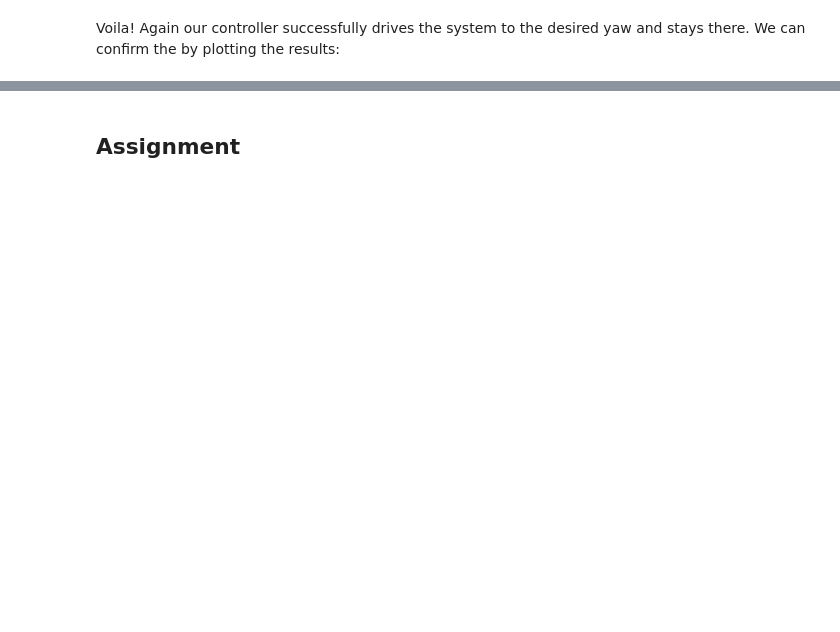
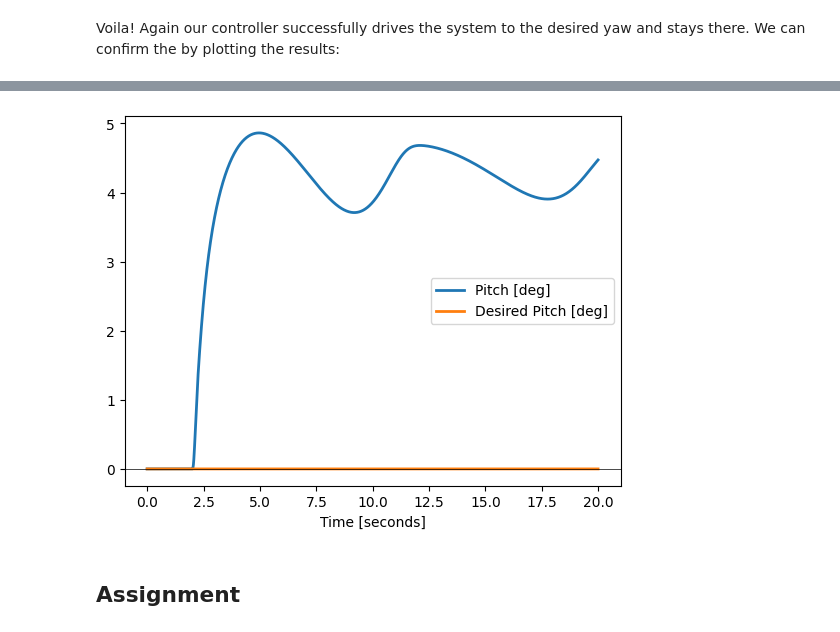
Before and after one commit to condynsate/condynsate, a Jupyter notebook: projects/03_control_moment_gyroscope_series/02_double_axis_cmg.ipynb, the cells around one changed output, grey strips where cells are left out. Cells and saved outputs as stored; diff of their text form; code cells hidden in the pictures; blank space fills up the shorter version.

```diff
--- a/projects/03_control_moment_gyroscope_series/02_double_axis_cmg.ipynb
+++ b/projects/03_control_moment_gyroscope_series/02_double_axis_cmg.ipynb
@@ -619,2 +670,12 @@ plt.show()
+# %%
+# Plot the pitch and desired pitch as functions of time
+plt.plot(data['time'], data['theta']*180/3.14, label='Pitch [deg]', lw=2.0)
+plt.plot(data['time'], data['theta_des']*180/3.14, label='Desired Pitch [deg]', lw=2.0)
+plt.legend()
+plt.xlabel('Time [seconds]')
+plt.axhline(c='k', lw=0.5)
+plt.show()
+# %% [output]
+[figure, added]
 # %% [markdown]
 ## Assignment
```
Also changed, not shown: parts of 16 cells of this notebook, 11 other files.
